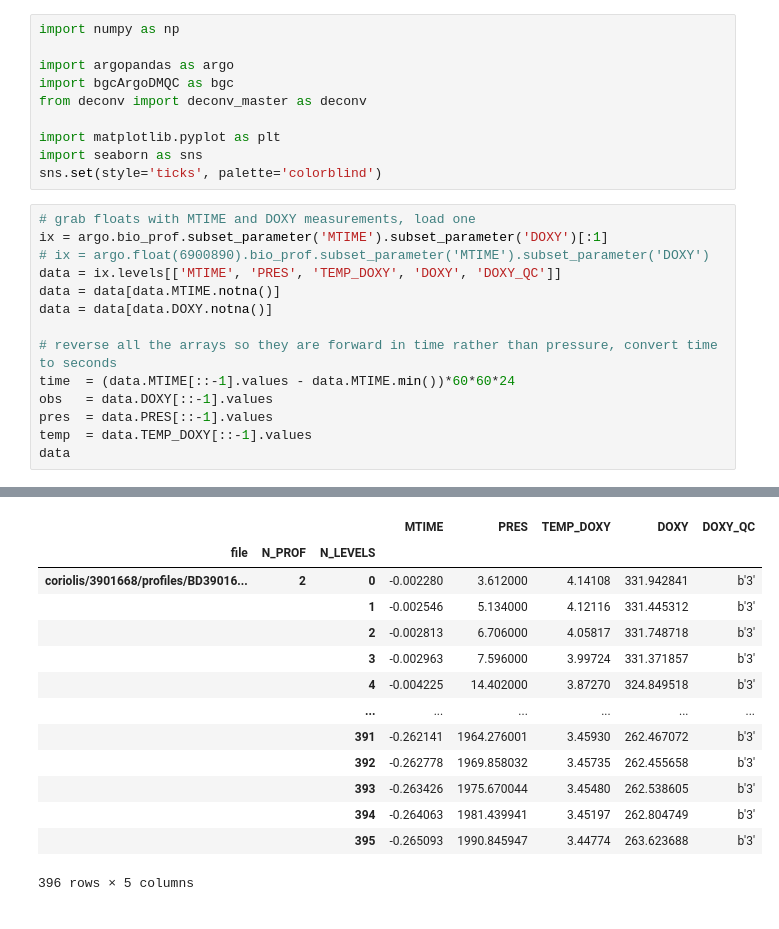
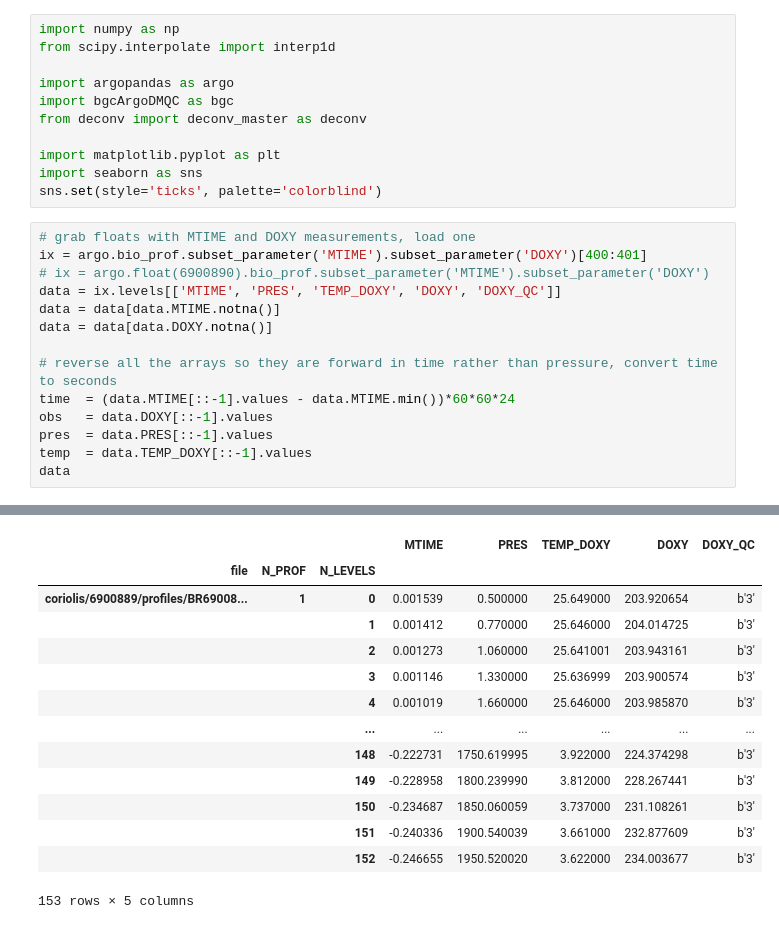
Before and after one commit to cgrdn/admt-doxy-correction, a Jupyter notebook: notebooks/dolvan-deconv-argo-test/dolvan-deconv-argo-test.ipynb, the cells around one changed output, grey strips where cells are left out. Cells and saved outputs as stored; diff of their text form.

```diff
--- a/notebooks/dolvan-deconv-argo-test/dolvan-deconv-argo-test.ipynb
+++ b/notebooks/dolvan-deconv-argo-test/dolvan-deconv-argo-test.ipynb
@@ -1,5 +1,6 @@
 # %%
 import numpy as np
+from scipy.interpolate import interp1d
 
 import argopandas as argo
 import bgcArgoDMQC as bgc
@@ -10,7 +11,7 @@ import seaborn as sns
 sns.set(style='ticks', palette='colorblind')
 # %%
 # grab floats with MTIME and DOXY measurements, load one
-ix = argo.bio_prof.subset_parameter('MTIME').subset_parameter('DOXY')[:1]
+ix = argo.bio_prof.subset_parameter('MTIME').subset_parameter('DOXY')[400:401]
 # ix = argo.float(6900890).bio_prof.subset_parameter('MTIME').subset_parameter('DOXY')
 data = ix.levels[['MTIME', 'PRES', 'TEMP_DOXY', 'DOXY', 'DOXY_QC']]
 data = data[data.MTIME.notna()]
@@ -28,18 +28,18 @@ Downloading 'https://data-argo.ifremer.fr/dac/coriolis/3901668/profiles/BD390166
 Reading 1 file
 |  |  |  | MTIME | PRES | TEMP_DOXY | DOXY | DOXY_QC |
 | file | N_PROF | N_LEVELS |  |  |  |  |  |
-| coriolis/3901668/profiles/BD39016... | 2 | 0 | -0.002280 | 3.612000 | 4.14108 | 331.942841 | b'3' |
-|  |  | 1 | -0.002546 | 5.134000 | 4.12116 | 331.445312 | b'3' |
-|  |  | 2 | -0.002813 | 6.706000 | 4.05817 | 331.748718 | b'3' |
-|  |  | 3 | -0.002963 | 7.596000 | 3.99724 | 331.371857 | b'3' |
-|  |  | 4 | -0.004225 | 14.402000 | 3.87270 | 324.849518 | b'3' |
+| coriolis/6900889/profiles/BR69008... | 1 | 0 | 0.001539 | 0.500000 | 25.649000 | 203.920654 | b'3' |
+|  |  | 1 | 0.001412 | 0.770000 | 25.646000 | 204.014725 | b'3' |
+|  |  | 2 | 0.001273 | 1.060000 | 25.641001 | 203.943161 | b'3' |
+|  |  | 3 | 0.001146 | 1.330000 | 25.636999 | 203.900574 | b'3' |
+|  |  | 4 | 0.001019 | 1.660000 | 25.646000 | 203.985870 | b'3' |
 |  |  | ... | ... | ... | ... | ... | ... |
-|  |  | 391 | -0.262141 | 1964.276001 | 3.45930 | 262.467072 | b'3' |
-|  |  | 392 | -0.262778 | 1969.858032 | 3.45735 | 262.455658 | b'3' |
-|  |  | 393 | -0.263426 | 1975.670044 | 3.45480 | 262.538605 | b'3' |
-|  |  | 394 | -0.264063 | 1981.439941 | 3.45197 | 262.804749 | b'3' |
-|  |  | 395 | -0.265093 | 1990.845947 | 3.44774 | 263.623688 | b'3' |
+|  |  | 148 | -0.222731 | 1750.619995 | 3.922000 | 224.374298 | b'3' |
+|  |  | 149 | -0.228958 | 1800.239990 | 3.812000 | 228.267441 | b'3' |
+|  |  | 150 | -0.234687 | 1850.060059 | 3.737000 | 231.108261 | b'3' |
+|  |  | 151 | -0.240336 | 1900.540039 | 3.661000 | 232.877609 | b'3' |
+|  |  | 152 | -0.246655 | 1950.520020 | 3.622000 | 234.003677 | b'3' |
-396 rows × 5 columns
+153 rows × 5 columns
 # %%
 # get tau values from temperature
 boundary_layer_thickness = 120
```
Also changed, not shown: parts of 3 cells of this notebook.
